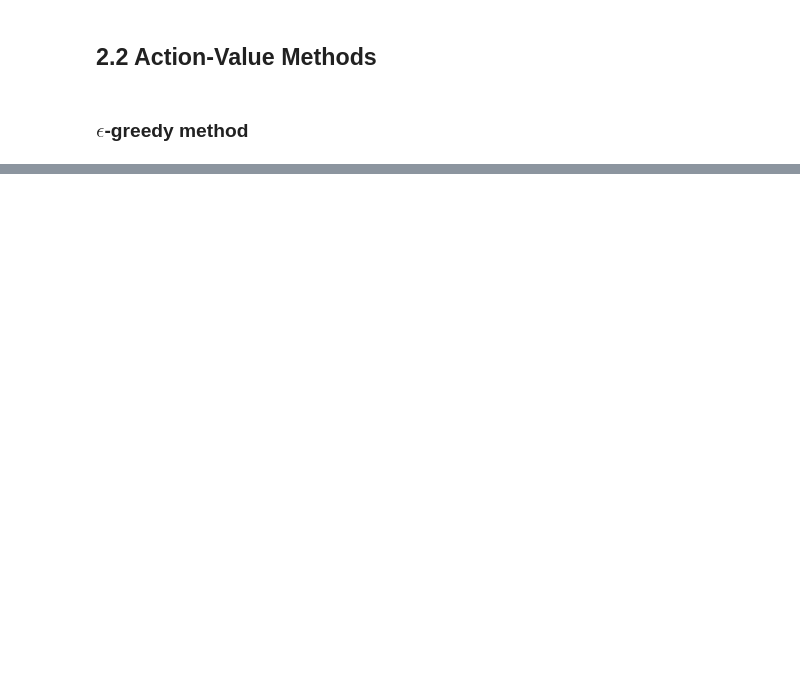
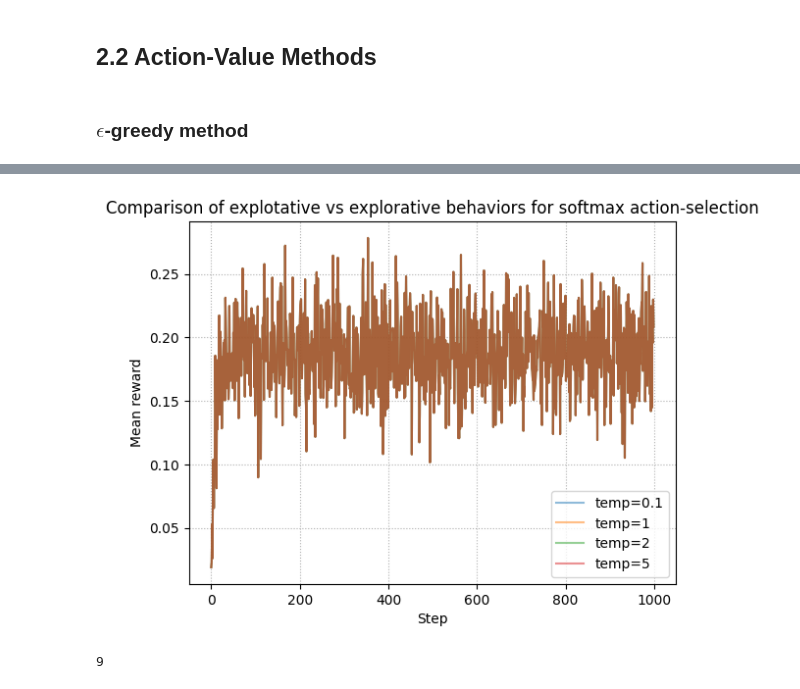
Before and after one commit to aadi219/reinforcement-learning, a Jupyter notebook: n-armed_bandit.ipynb, the cells around one changed output, grey strips where cells are left out. Cells and saved outputs as stored; diff of their text form; code cells hidden in the pictures; blank space fills up the shorter version.

```diff
--- a/n-armed_bandit.ipynb
+++ b/n-armed_bandit.ipynb
@@ -61,0 +63,33 @@ plt.show()
+# %%
+def softmax(x, tau=1.0):
+    x = np.array(x)
+    z = x / tau
+    z = z - np.max(z)
+    exp_z = np.exp(z)
+    return exp_z / np.sum(exp_z)
+# %%
+def run_episode(temperature, num_A):
+    reward_dist = np.random.normal(reward_mean, reward_variance, size=num_A)
+    action_value_estimates = np.zeros(num_A, dtype=np.float32)
+    action_chosen_counts = np.zeros(num_A)
+    reward_history = []
+    for play in range(1, num_tasks+1):
+        probs = softmax(action_value_estimates, tau=temperature)
+        a_t = np.random.choice(len(action_value_estimates), p=probs)
+        r_t = random.gauss(reward_dist[a_t])
+        reward_history.append(r_t)
+        times_chosen = action_chosen_counts[a_t]
+        action_value_estimates[a_t] = ((action_value_estimates[a_t] * times_chosen) + r_t) / (times_chosen + 1)
+        action_chosen_counts[a_t] += 1
+    return np.array(reward_history), reward_dist, action_value_estimates, action_chosen_counts
+# %%
+temperatures = [0.1, 1, 2, 5]
+reward_dict = {}
+for temp in temperatures:
+    print(f"Running task with temp={temp}")
+    mean_history = np.zeros(num_tasks)
+    for task in tqdm(range(num_episodes)):
+        history, Q_star, Q_a, action_chosen_counts = run_episode(temp, num_A)
+        mean_history += history
+    mean_history /= num_episodes
+    reward_dict[eps] = mean_history
@@ -61,0 +101,17 @@ plt.show()
+# %%
+plt.figure()
+for temp in temperatures:
+    plt.plot(np.arange(1000), reward_dict[eps], label=f'temp={temp}', alpha=0.5)
+plt.title("Comparison of explotative vs explorative behaviors for softmax action-selection")
+plt.xlabel("Step")
+plt.ylabel("Mean reward")
+plt.grid(linestyle=':')
+plt.legend()
+plt.show()
+# %% [output]
+[figure, added]
+# %%
+probs = softmax(reward_dist, 2)
+np.random.choice(10, p=probs)
+# %% [output]
+9
```
Also changed, not shown: parts of 8 cells of this notebook.
